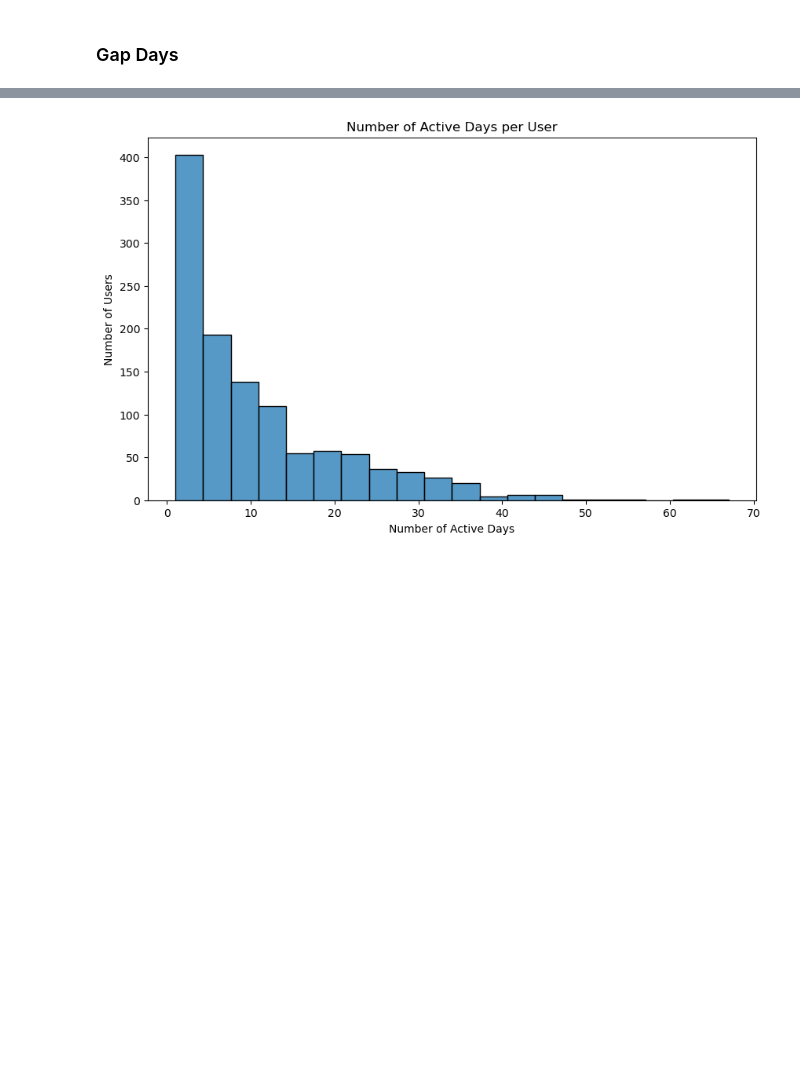
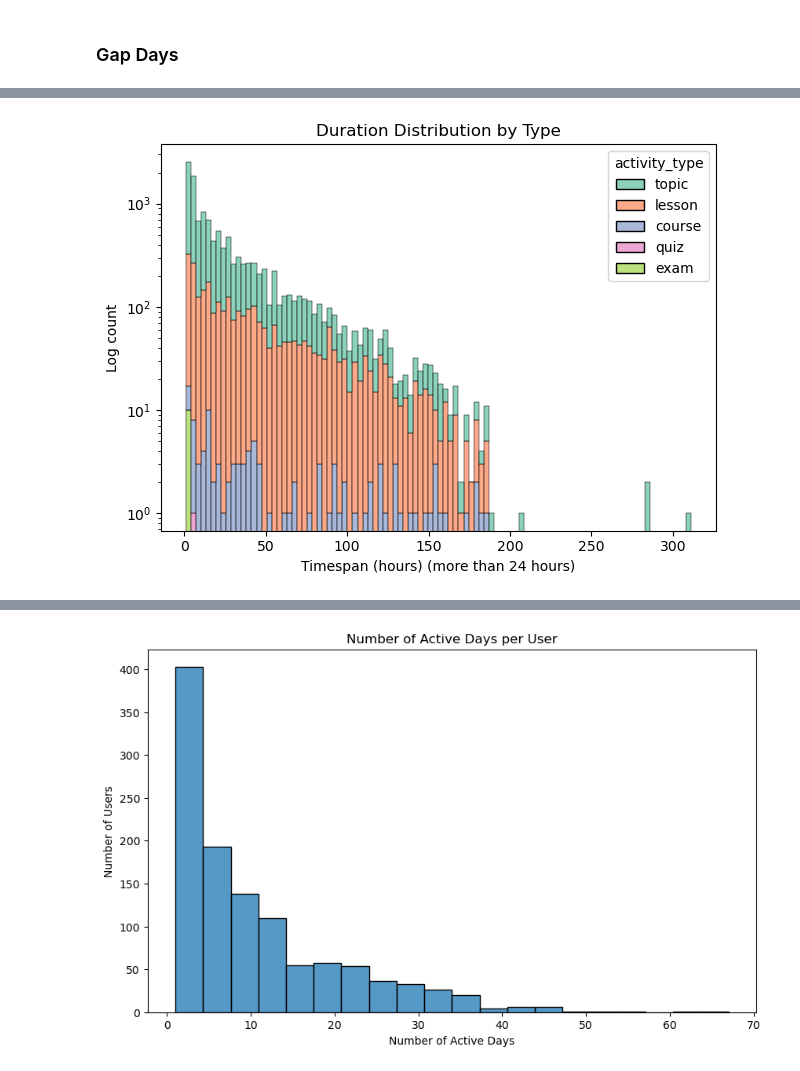
Before and after one commit to malenraychev/BigMMMBehaviour, a Jupyter notebook: preprocessing.ipynb, the cells around one changed output, grey strips where cells are left out. Cells and saved outputs as stored; diff of their text form; code cells hidden in the pictures; blank space fills up the shorter version.

```diff
--- a/preprocessing.ipynb
+++ b/preprocessing.ipynb
@@ -17,0 +69,21 @@ activity['activity_updated'] = pd.to_datetime(activity['activity_updated'], unit
+# %%
+## TODO better text
+
+sns.histplot(
+    data=multi_day_activities,
+    x=multi_day_activities['activity_duration']/3600/24,
+    hue='activity_type',
+    multiple='stack',
+    bins=100,
+    kde=False,
+    palette='Set2'
+)
+
+plt.yscale('log')
+plt.xlabel('Timespan (hours) (more than 24 hours)')
+plt.ylabel('Log count')
+plt.title('Duration Distribution by Type')
+plt.tight_layout()
+plt.show()
+# %% [output]
+[figure, added]
```
Also changed, not shown: parts of 13 cells of this notebook.
